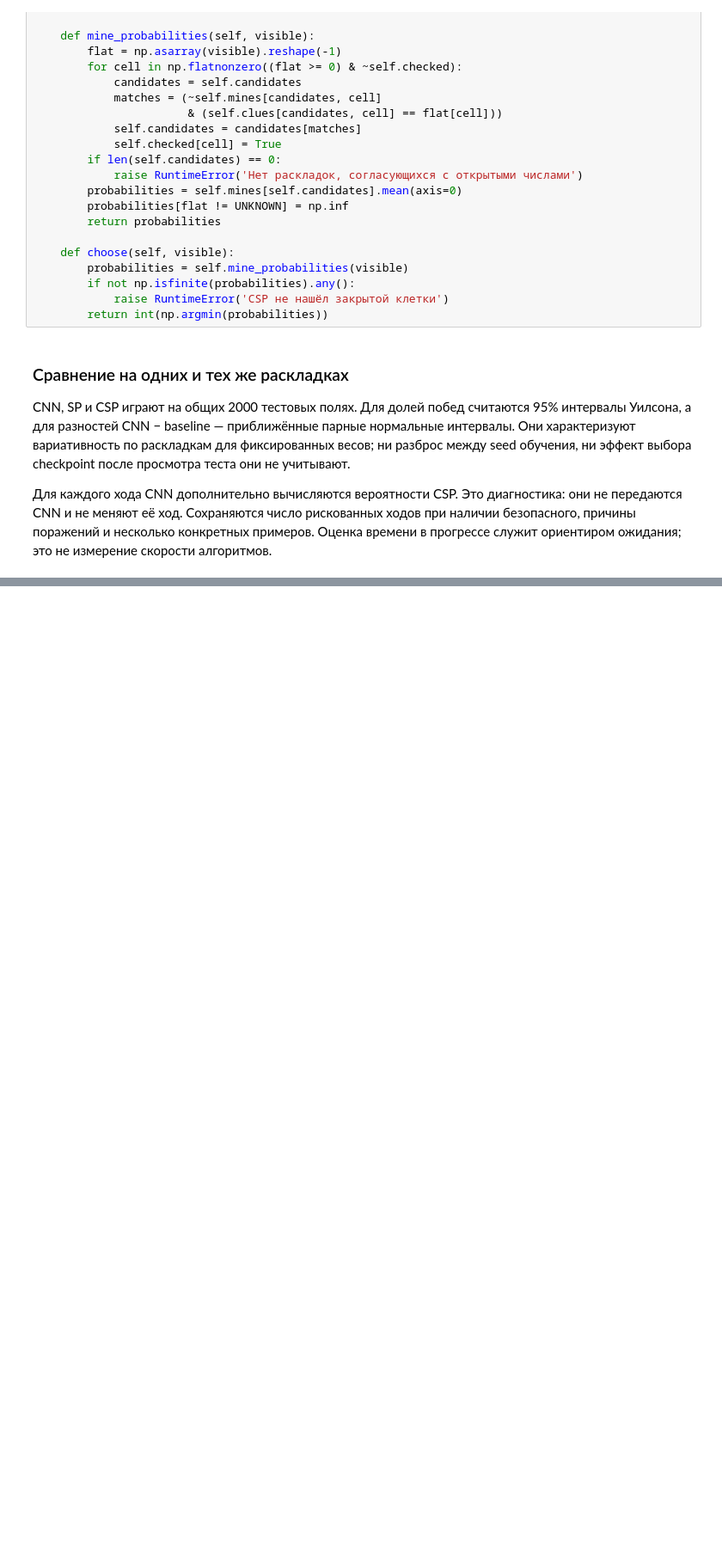
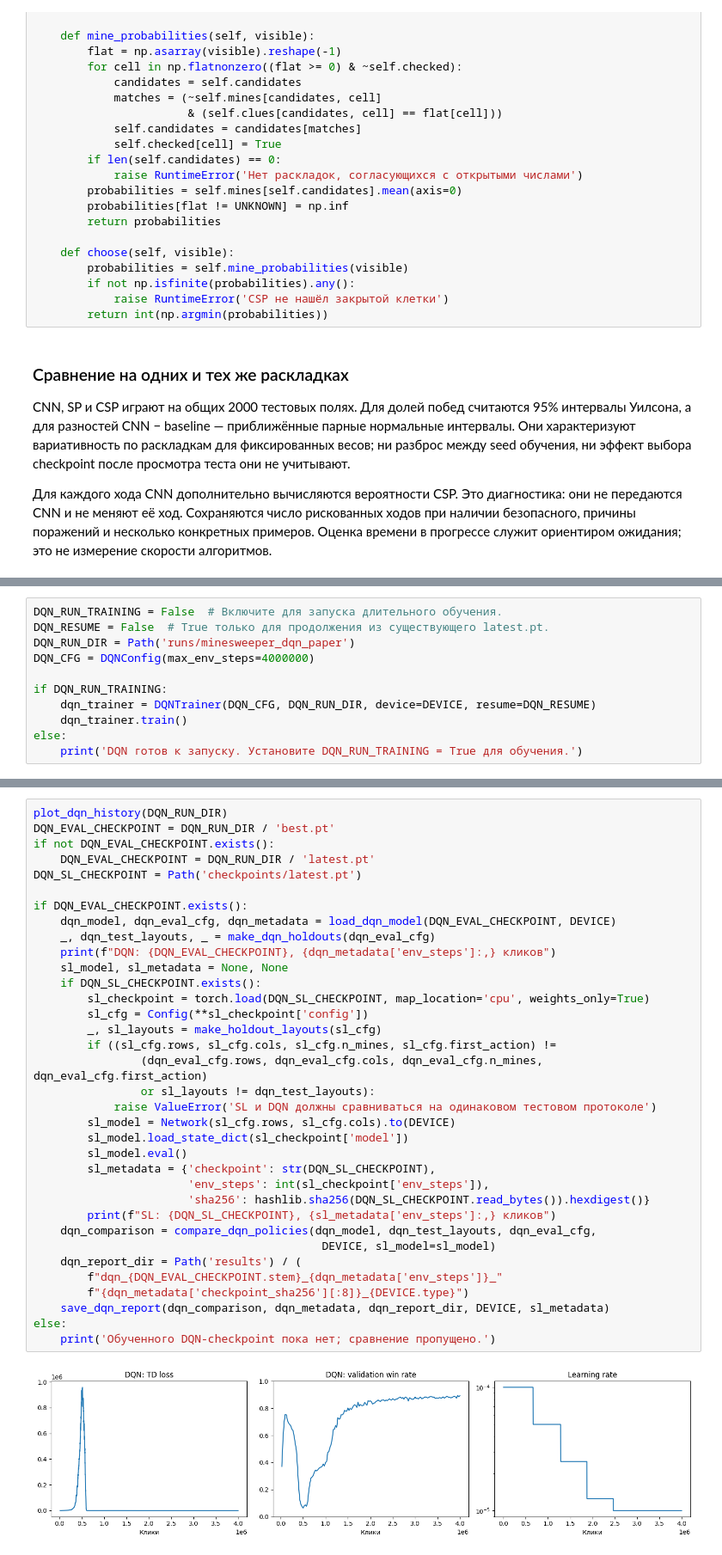
Before and after one commit to UsoltsevArseniy/Minesweeper, a Jupyter notebook: Minesweeper AI solver.ipynb, the cells around one changed output, grey strips where cells are left out. Shown at 86% size. Saved outputs shown, nothing was run; the diff lists cells and outputs as text; blank space fills up the shorter version.

Commit message:
Add DQN training and benchmark results

```diff
--- a/Minesweeper AI solver.ipynb
+++ b/Minesweeper AI solver.ipynb
@@ -1170,0 +2065,11 @@ CNN: (2, 5), риск 100.00%; минимальный риск: (3, 5), 0.00%
+# %%
+DQN_RUN_TRAINING = False  # Включите для запуска длительного обучения.
+DQN_RESUME = False  # True только для продолжения из существующего latest.pt.
+DQN_RUN_DIR = Path('runs/minesweeper_dqn_paper')
+DQN_CFG = DQNConfig(max_env_steps=4000000)
+
+if DQN_RUN_TRAINING:
+    dqn_trainer = DQNTrainer(DQN_CFG, DQN_RUN_DIR, device=DEVICE, resume=DQN_RESUME)
+    dqn_trainer.train()
+else:
+    print('DQN готов к запуску. Установите DQN_RUN_TRAINING = True для обучения.')
@@ -1170,0 +2102,37 @@ CNN: (2, 5), риск 100.00%; минимальный риск: (3, 5), 0.00%
+# %%
+plot_dqn_history(DQN_RUN_DIR)
+DQN_EVAL_CHECKPOINT = DQN_RUN_DIR / 'best.pt'
+if not DQN_EVAL_CHECKPOINT.exists():
+    DQN_EVAL_CHECKPOINT = DQN_RUN_DIR / 'latest.pt'
+DQN_SL_CHECKPOINT = Path('checkpoints/latest.pt')
+
+if DQN_EVAL_CHECKPOINT.exists():
+    dqn_model, dqn_eval_cfg, dqn_metadata = load_dqn_model(DQN_EVAL_CHECKPOINT, DEVICE)
+    _, dqn_test_layouts, _ = make_dqn_holdouts(dqn_eval_cfg)
+    print(f"DQN: {DQN_EVAL_CHECKPOINT}, {dqn_metadata['env_steps']:,} кликов")
+    sl_model, sl_metadata = None, None
+    if DQN_SL_CHECKPOINT.exists():
+        sl_checkpoint = torch.load(DQN_SL_CHECKPOINT, map_location='cpu', weights_only=True)
+        sl_cfg = Config(**sl_checkpoint['config'])
+        _, sl_layouts = make_holdout_layouts(sl_cfg)
+        if ((sl_cfg.rows, sl_cfg.cols, sl_cfg.n_mines, sl_cfg.first_action) !=
+                (dqn_eval_cfg.rows, dqn_eval_cfg.cols, dqn_eval_cfg.n_mines, dqn_eval_cfg.first_action)
+                or sl_layouts != dqn_test_layouts):
+            raise ValueError('SL и DQN должны сравниваться на одинаковом тестовом протоколе')
+        sl_model = Network(sl_cfg.rows, sl_cfg.cols).to(DEVICE)
+        sl_model.load_state_dict(sl_checkpoint['model'])
+        sl_model.eval()
+        sl_metadata = {'checkpoint': str(DQN_SL_CHECKPOINT),
+                       'env_steps': int(sl_checkpoint['env_steps']),
+                       'sha256': hashlib.sha256(DQN_SL_CHECKPOINT.read_bytes()).hexdigest()}
+        print(f"SL: {DQN_SL_CHECKPOINT}, {sl_metadata['env_steps']:,} кликов")
+    dqn_comparison = compare_dqn_policies(dqn_model, dqn_test_layouts, dqn_eval_cfg,
+                                           DEVICE, sl_model=sl_model)
+    dqn_report_dir = Path('results') / (
+        f"dqn_{DQN_EVAL_CHECKPOINT.stem}_{dqn_metadata['env_steps']}_"
+        f"{dqn_metadata['checkpoint_sha256'][:8]}_{DEVICE.type}")
+    save_dqn_report(dqn_comparison, dqn_metadata, dqn_report_dir, DEVICE, sl_metadata)
+else:
+    print('Обученного DQN-checkpoint пока нет; сравнение пропущено.')
+# %% [output]
+[figure, added]
```
Also changed, not shown: parts of 20 cells of this notebook, 11 other files.
